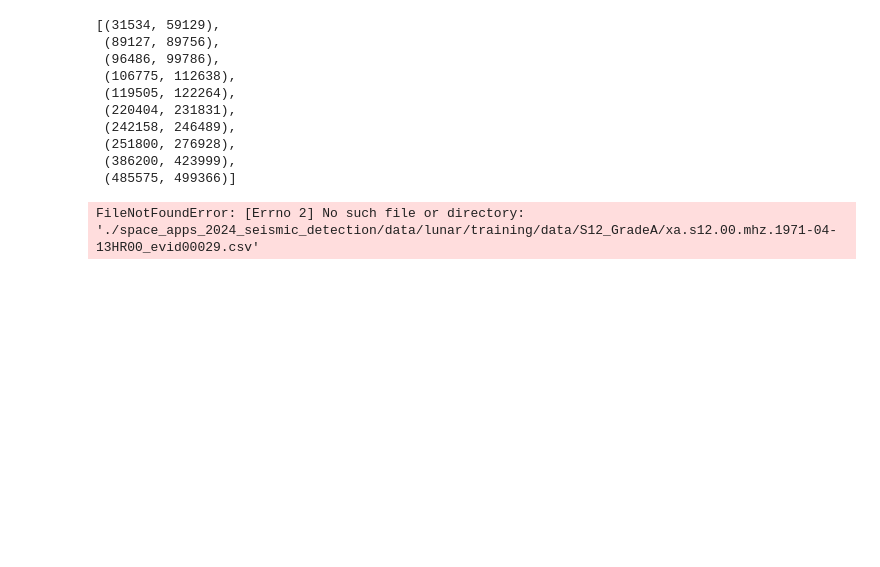
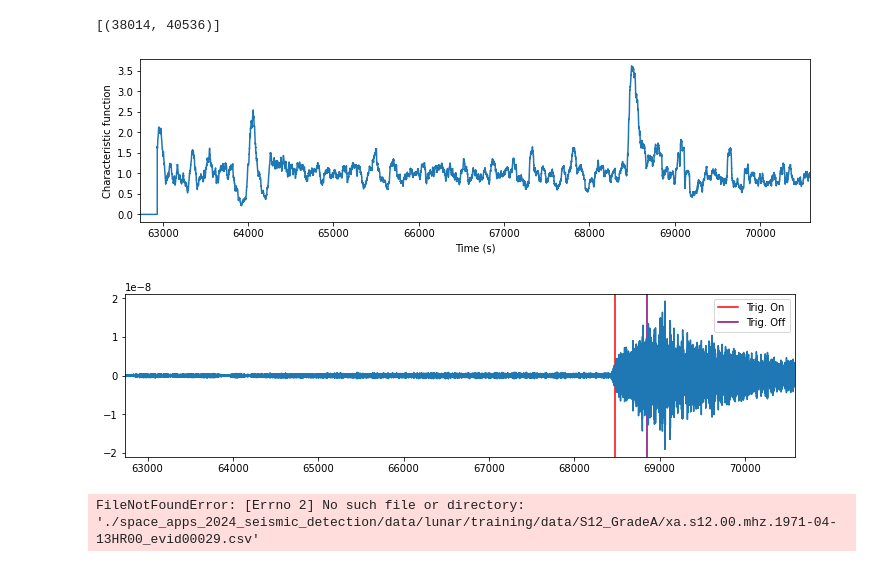
Before and after one commit to 0xknxwledge/NASA, a Jupyter notebook: charlie_testing.ipynb, the cells around one changed output. Cells and saved outputs as stored; diff of their text form; code cells hidden in the pictures; blank space fills up the shorter version.

```diff
--- a/charlie_testing.ipynb
+++ b/charlie_testing.ipynb
@@ -22,12 +22,13 @@ lunar_training_file = lunar_training_data_directory + lunar_cat['filename'][0] +
 
 l_training_df = pd.read_csv(lunar_training_file)
 # %%
-def sta_lta(df, sta=500, lta=5000, thr_on=3, thr_off=1):
+def sta_lta(df, sta=500, lta=5000, thr_on=3, thr_off=1, expand = 1):
     '''
         Function using the Short Term Average/Long Term Average algorithm to
         detect seismic anomolies.
     '''
     samp_rate = 1/(df["time_rel(sec)"][1] - df["time_rel(sec)"][0])
+    offset = int(samp_rate * 240) * expand
 
     cft = classic_sta_lta(df["velocity(m/s)"], int(sta * samp_rate), int(lta * samp_rate))
     on_off = np.array(trigger_onset(cft, thr_on, thr_off))
@@ -35,7 +36,7 @@ def sta_lta(df, sta=500, lta=5000, thr_on=3, thr_off=1):
     trig_indeces = []
     for i in np.arange(0, len(on_off)):
         trigger = on_off[i]
-        trig_indeces.append((trigger[0], trigger[1]))
+        trig_indeces.append((trigger[0] - offset, trigger[1] + offset))
 
     return trig_indeces
 # %%
@@ -44,8 +45,8 @@ def sta_lta_graph(df, sta=500, lta=5000, thr_on=3, thr_off=1):
         Function using the Short Term Average/Long Term Average algorithm to
         detect seismic anomolies.
     '''
-    samp_rate = 1/(df["time_rel(sec)"][1] - df["time_rel(sec)"][0])
     rel_time = np.array(df["time_rel(sec)"])
+    samp_rate = 1/(rel_time[-1] - rel_time[-2])
 
     cft = classic_sta_lta(df["velocity(m/s)"], int(sta * samp_rate), int(lta * samp_rate))
     on_off = np.array(trigger_onset(cft, thr_on, thr_off))
@@ -57,26 +58,30 @@ def sta_lta_graph(df, sta=500, lta=5000, thr_on=3, thr_off=1):
     ax.set_ylabel('Characteristic function')
 
     trig_indeces = []
+    fig,ax = plt.subplots(1,1,figsize=(12,3))
     for i in np.arange(0, len(on_off)):
         trigger = on_off[i]
         trig_indeces.append((trigger[0], trigger[1]))
+        ax.axvline(x = rel_time[trigger[0]], color='red', label='Trig. On')
+        ax.axvline(x = rel_time[trigger[1]], color='purple', label='Trig. Off')
+
+    ax.plot(rel_time, df["velocity(m/s)"])
+    ax.set_xlim([min(rel_time),max(rel_time)])
+    ax.legend()
+
 
     return trig_indeces
 # %%
-lunar_training_file = lunar_training_data_directory + lunar_cat['filename'][0] + '.csv'
+lunar_training_file = lunar_training_data_directory + lunar_cat['filename'][5] + '.csv'
 l_training_df = pd.read_csv(lunar_training_file)
-sta_lta(l_training_df)
+ind = sta_lta(l_training_df)[-2]
-# %% [output]
-[(31534, 59129),
- (89127, 89756),
- (96486, 99786),
- (106775, 112638),
- (119505, 122264),
- (220404, 231831),
- (242158, 246489),
- (251800, 276928),
- (386200, 423999),
- (485575, 499366)]
+# %%
+new_df = l_training_df.iloc[ind[0]:ind[1]]
+sta_lta_graph(new_df, sta=50, lta=200)
+# %% [output]
+[(38014, 40536)]
+[figure, added]
+[figure, added]
 # %%
 sta_len, lta_len = 500, 5000
 on, off = 3, 1
```
Also changed, not shown: parts of 1 cell of this notebook, 1 other file.
